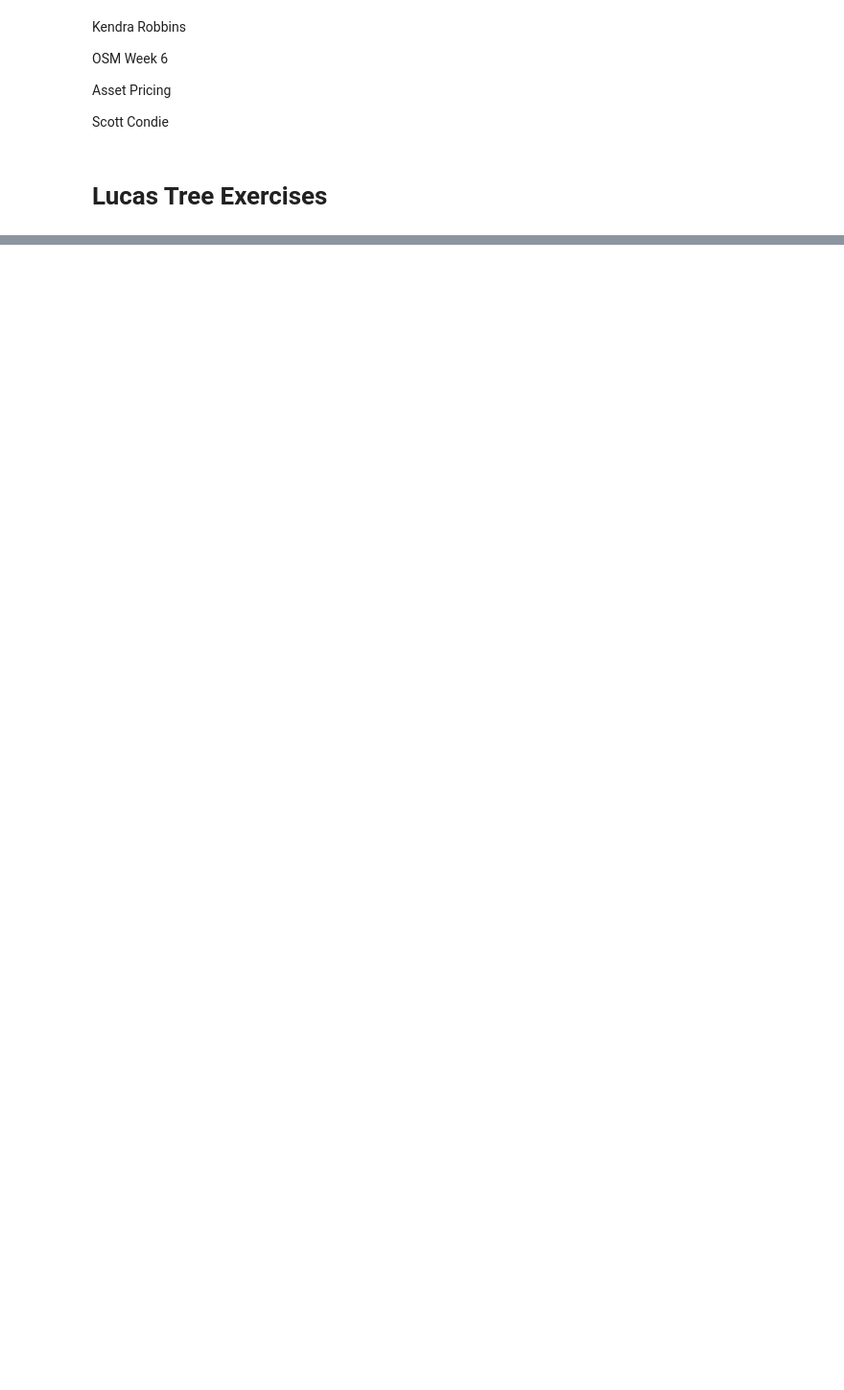
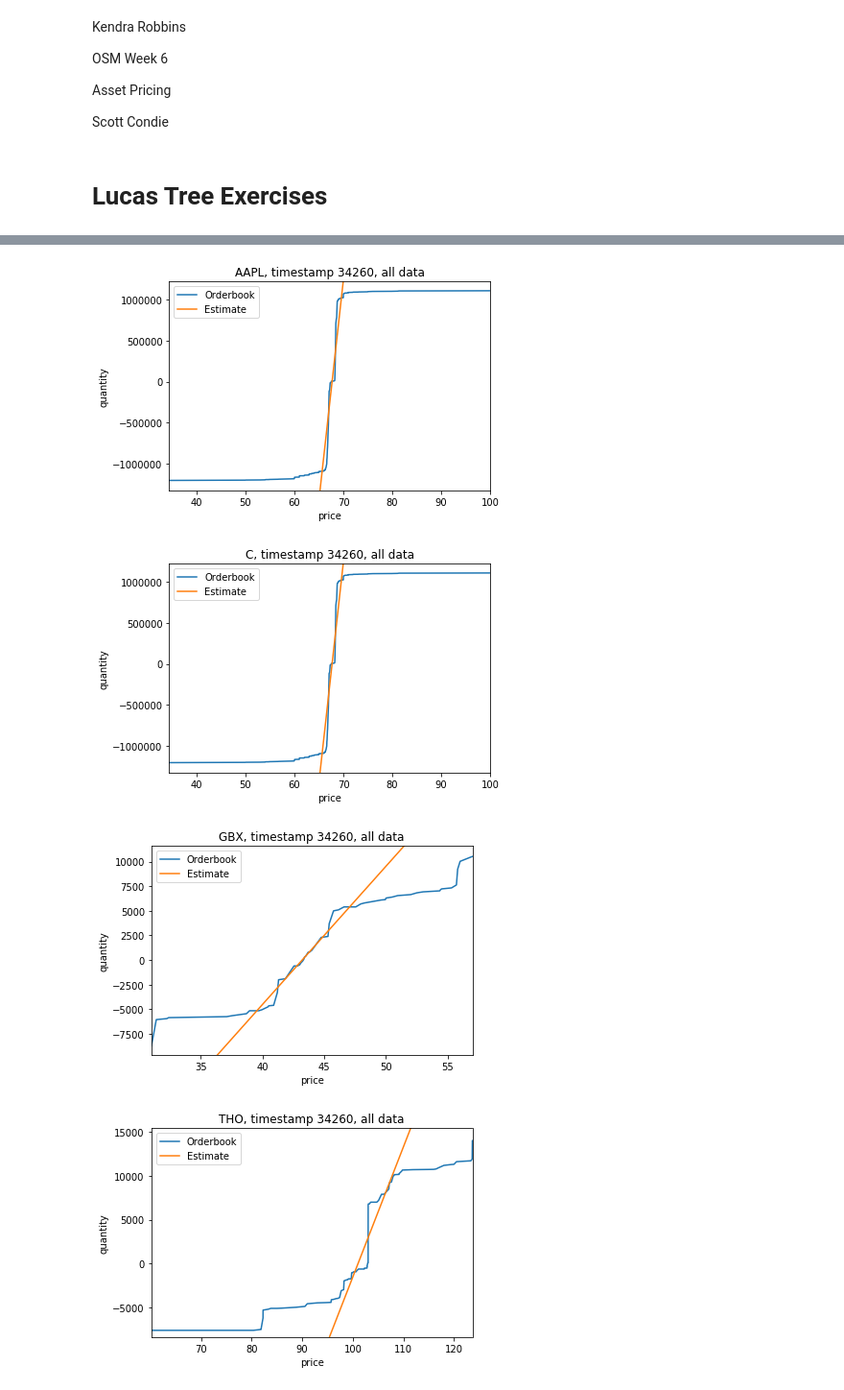
Before and after one commit to kendrarobbins/BootCamp2018, a Jupyter notebook: ProbSets/Econ/Econ PS6/Econ ProbSet 6.ipynb, the cells around one changed output, grey strips where cells are left out. Shown: that part at 96% size. Saved outputs shown, nothing was run; the diff lists cells and outputs as text; code cells hidden in the pictures; blank space fills up the shorter version.

```diff
--- a/ProbSets/Econ/Econ PS6/Econ ProbSet 6.ipynb
+++ b/ProbSets/Econ/Econ PS6/Econ ProbSet 6.ipynb
@@ -112,0 +247,5 @@ then you have (5)
+# %%
+# find equilibrium γ
+γ_guess=40
+result = opt.broyden1(crit,γ_guess)
+print("equilibrium γ:",result)
@@ -112,0 +376,7 @@ then you have (5)
+# %%
+# load data from pickle files
+AAPL = pickle.load(open("AAPL", "rb"))
+C = pickle.load(open("C", "rb"))
+GBX = pickle.load(open("GBX", "rb"))
+SPY = pickle.load(open("SPY", "rb"))
+THO = pickle.load(open("THO", "rb"))
@@ -112,0 +465,35 @@ then you have (5)
+# %%
+aapl0 = orderbook(C[0])
+aapl0.plot()
+aapl0.plot_estimates()
+plt.title("AAPL, timestamp 34260, all data")
+plt.show()
+
+c0 = orderbook(C[0])
+c0.plot()
+c0.plot_estimates()
+plt.title("C, timestamp 34260, all data")
+plt.show()
+
+gbx0 = orderbook(GBX[0])
+gbx0.plot()
+gbx0.plot_estimates()
+plt.title("GBX, timestamp 34260, all data")
+plt.show()
+
+tho0 = orderbook(THO[0])
+tho0.plot()
+tho0.plot_estimates()
+plt.title("THO, timestamp 34260, all data")
+plt.show()
+
+spy0 = orderbook(SPY[0])
+spy0.plot()
+spy0.plot_estimates()
+plt.title("SPY, timestamp 34260, all data")
+plt.show()
+# %% [output]
+[figure, added]
+[figure, added]
+[figure, added]
+[figure, added]
```
Also changed, not shown: parts of 47 cells of this notebook, 11 other files.
